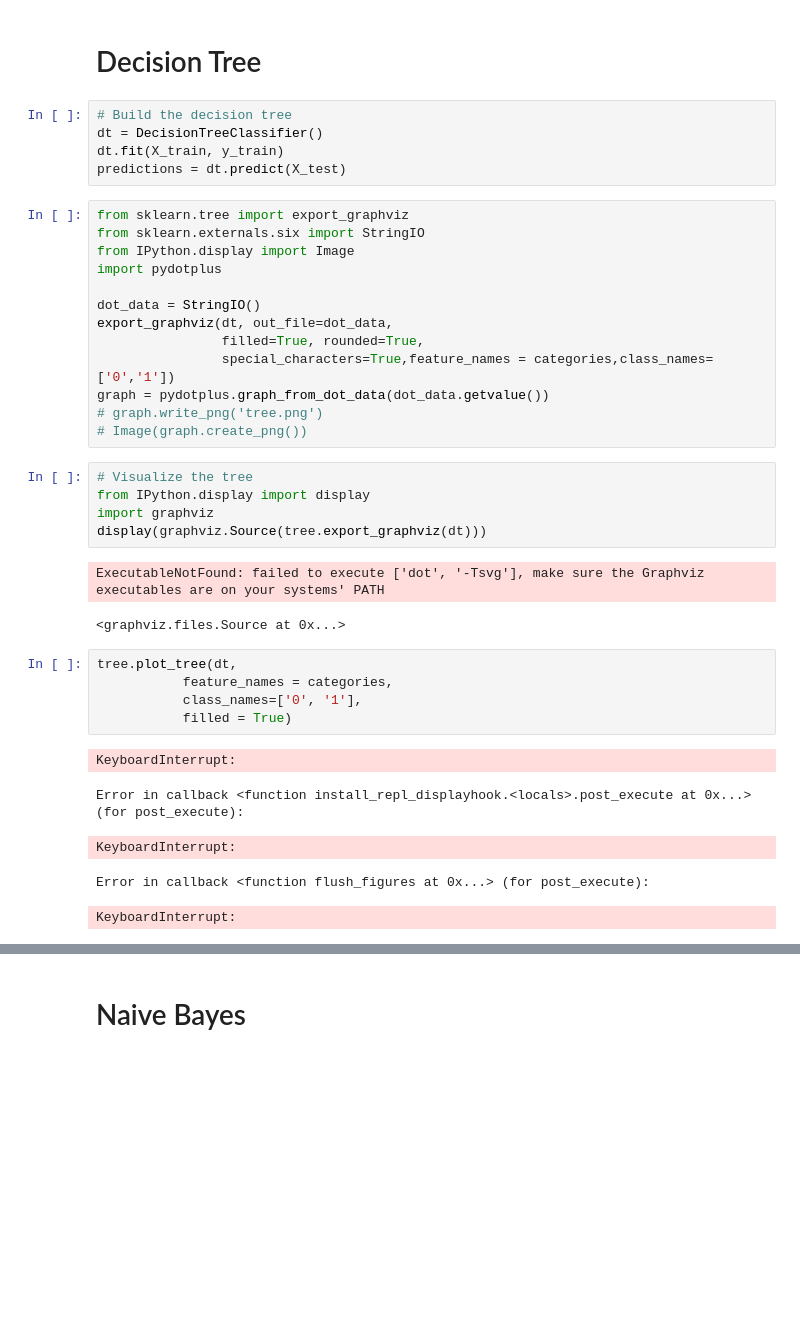
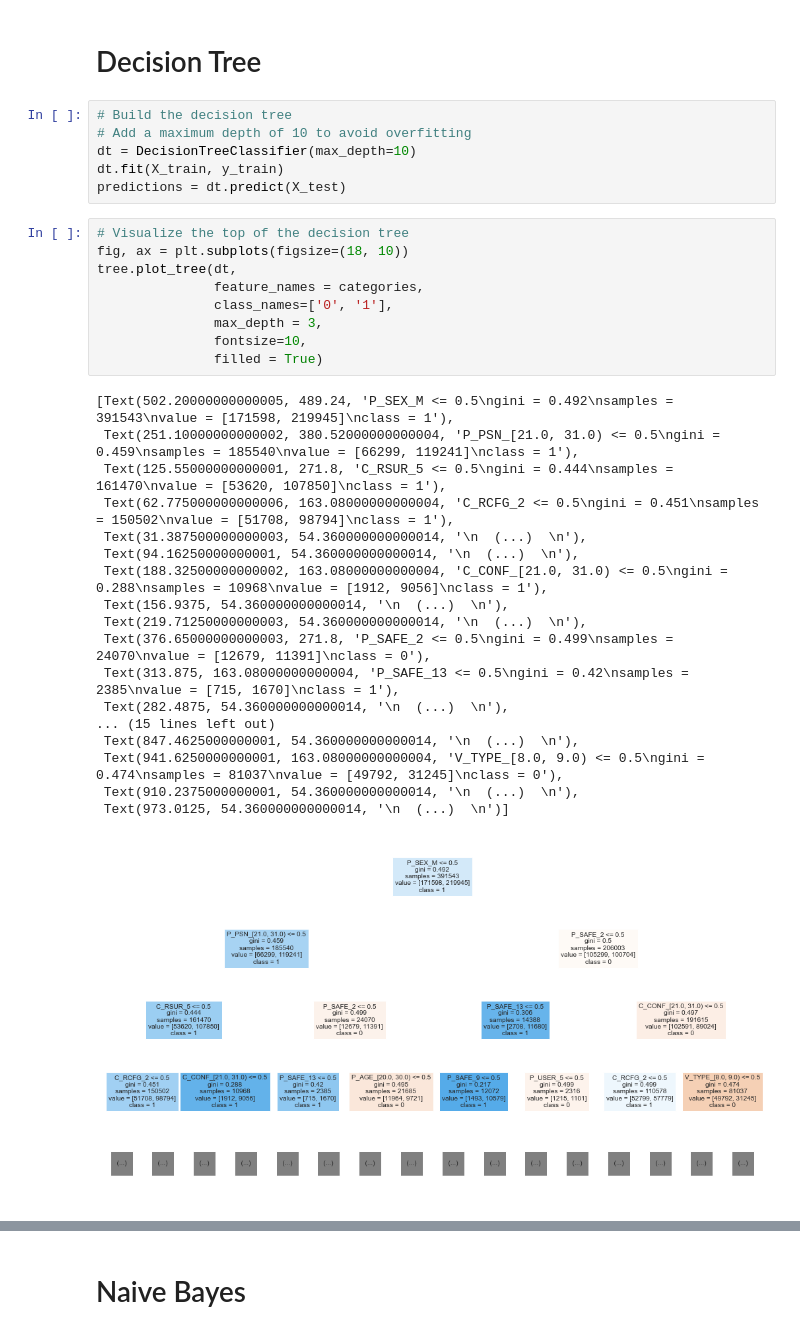
Before and after one commit to cocassel/car-accidents, a Jupyter notebook: car-accidents.ipynb, the cells around one changed output, grey strips where cells are left out. Saved outputs shown, nothing was run; the diff lists cells and outputs as text; blank space fills up the shorter version.

```diff
--- a/car-accidents.ipynb
+++ b/car-accidents.ipynb
@@ -729,41 +729,38 @@ weighted avg       0.66      0.66      0.66    167805
 # Decision Tree
 # %%
 # Build the decision tree
-dt = DecisionTreeClassifier()
+# Add a maximum depth of 10 to avoid overfitting
+dt = DecisionTreeClassifier(max_depth=10)
 dt.fit(X_train, y_train)
 predictions = dt.predict(X_test)
-# %%
-from sklearn.tree import export_graphviz
-from sklearn.externals.six import StringIO
-from IPython.display import Image
-import pydotplus
-
-dot_data = StringIO()
-export_graphviz(dt, out_file=dot_data,
-                filled=True, rounded=True,
-                special_characters=True,feature_names = categories,class_names=['0','1'])
-graph = pydotplus.graph_from_dot_data(dot_data.getvalue())
-# graph.write_png('tree.png')
-# Image(graph.create_png())
-# %%
-# Visualize the tree
-from IPython.display import display
-import graphviz
-display(graphviz.Source(tree.export_graphviz(dt)))
-# %% [output]
-ExecutableNotFound: failed to execute ['dot', '-Tsvg'], make sure the Graphviz executables are on your systems' PATH
-<graphviz.files.Source at 0x...>
 # %%
+# Visualize the top of the decision tree
+fig, ax = plt.subplots(figsize=(18, 10))
 tree.plot_tree(dt,
-           feature_names = categories,
-           class_names=['0', '1'],
-           filled = True)
+               feature_names = categories,
+               class_names=['0', '1'],
+               max_depth = 3,
+               fontsize=10,
+               filled = True)
 # %% [output]
-KeyboardInterrupt:
+[Text(502.20000000000005, 489.24, 'P_SEX_M <= 0.5\ngini = 0.492\nsamples = 391543\nvalue = [171598, 219945]\nclass = 1'),
+ Text(251.10000000000002, 380.52000000000004, 'P_PSN_[21.0, 31.0) <= 0.5\ngini = 0.459\nsamples = 185540\nvalue = [66299, 119241]\nclass = 1'),
+ Text(125.55000000000001, 271.8, 'C_RSUR_5 <= 0.5\ngini = 0.444\nsamples = 161470\nvalue = [53620, 107850]\nclass = 1'),
+ Text(62.775000000000006, 163.08000000000004, 'C_RCFG_2 <= 0.5\ngini = 0.451\nsamples = 150502\nvalue = [51708, 98794]\nclass = 1'),
+ Text(31.387500000000003, 54.360000000000014, '\n  (...)  \n'),
+ Text(94.16250000000001, 54.360000000000014, '\n  (...)  \n'),
+ Text(188.32500000000002, 163.08000000000004, 'C_CONF_[21.0, 31.0) <= 0.5\ngini = 0.288\nsamples = 10968\nvalue = [1912, 9056]\nclass = 1'),
+ Text(156.9375, 54.360000000000014, '\n  (...)  \n'),
+ Text(219.71250000000003, 54.360000000000014, '\n  (...)  \n'),
+ Text(376.65000000000003, 271.8, 'P_SAFE_2 <= 0.5\ngini = 0.499\nsamples = 24070\nvalue = [12679, 11391]\nclass = 0'),
+ Text(313.875, 163.08000000000004, 'P_SAFE_13 <= 0.5\ngini = 0.42\nsamples = 2385\nvalue = [715, 1670]\nclass = 1'),
+ Text(282.4875, 54.360000000000014, '\n  (...)  \n'),
+... (15 lines left out)
+ Text(847.4625000000001, 54.360000000000014, '\n  (...)  \n'),
+ Text(941.6250000000001, 163.08000000000004, 'V_TYPE_[8.0, 9.0) <= 0.5\ngini = 0.474\nsamples = 81037\nvalue = [49792, 31245]\nclass = 0'),
+ Text(910.2375000000001, 54.360000000000014, '\n  (...)  \n'),
+ Text(973.0125, 54.360000000000014, '\n  (...)  \n')]
-Error in callback <function install_repl_displayhook.<locals>.post_execute at 0x...> (for post_execute):
-KeyboardInterrupt:
-Error in callback <function flush_figures at 0x...> (for post_execute):
-KeyboardInterrupt:
+[figure, added]
 # %%
 # Create the confusion matrix
 cm = confusion_matrix(y_test,predictions)
```
Also changed, not shown: parts of 2 cells of this notebook.
